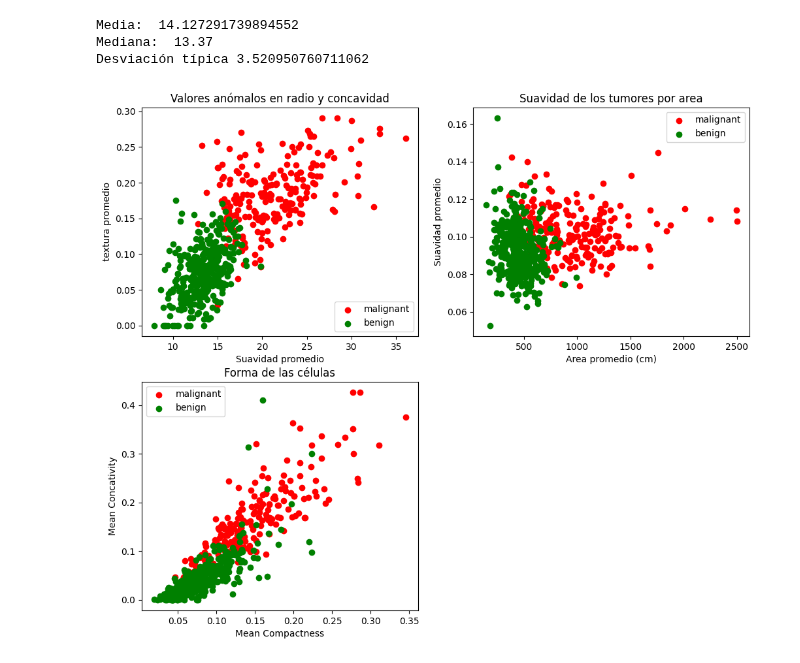
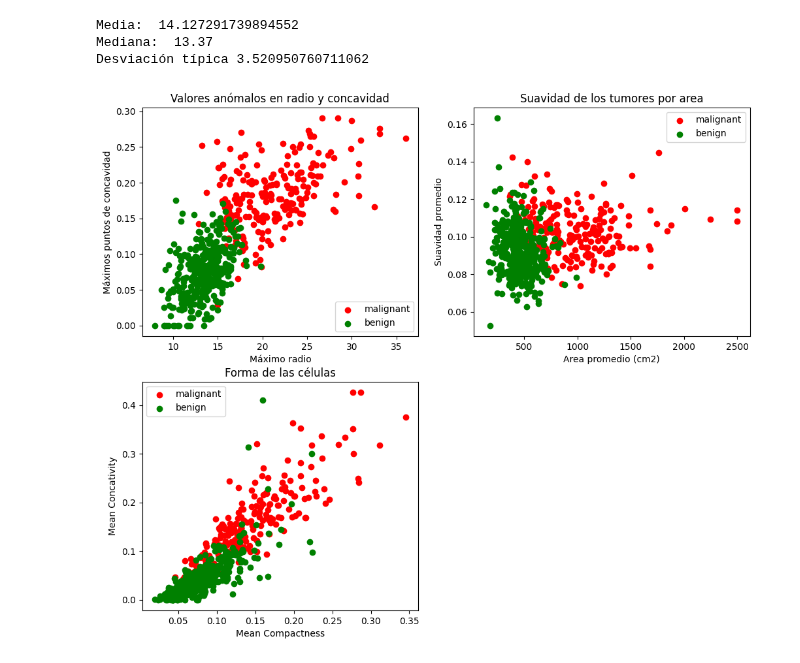
Before and after one commit to carlosgg0/practicas-aprendizaje, a Jupyter notebook: practica1/main.ipynb, the cells around one changed output. Saved outputs shown, nothing was run; the diff lists cells and outputs as text; code cells hidden in the pictures.

```diff
--- a/practica1/main.ipynb
+++ b/practica1/main.ipynb
@@ -60,7 +60,7 @@ Desviación típica 3.520950760711062
 # Vamos a mostrar diferentes características para comparar los
 colors = ['red', 'green']
 
-# Relación suavidad - textura, para comprobar si las irregularidades en la forma están relacionadas con la malignidad
+# Relación suavidad - textura: Si los valores máximos de radio y concavidad detectados en un paciente, son altos, es muy probable que el tumor sea maligno
 
 plt.figure(figsize=(12,10))
 plt.subplot(2,2,1)
@@ -68,36 +68,36 @@ for i in range(2):
     plt.scatter(df[df['target'] == i]['worst radius'],
                 df[df['target'] == i]['worst concave points'],
                 label=breast_cancer.target_names[i], color=colors[i])
-plt.xlabel('Suavidad promedio')
-plt.ylabel('textura promedio')
+plt.xlabel('Máximo radio')
+plt.ylabel('Máximos puntos de concavidad')
 plt.title('Valores anómalos en radio y concavidad')
 plt.legend()
 
 
-# Relación area - suavidad, para comprobar si los tumores con areas mayores, son más irregulares
+# Relación area - suavidad: los tumores con mayor area, suelen ser malignos, mientras que la suavidad no influye tanto en la decisión
 plt.subplot(2,2,2)
 for i in range(2):
     plt.scatter(df[df['target'] == i]['mean area'],
                 df[df['target'] == i]['mean smoothness'],
                 label=breast_cancer.target_names[i], color=colors[i])
 
-plt.xlabel('Area promedio (cm)')
+plt.xlabel('Area promedio (cm2)')
 plt.ylabel('Suavidad promedio')
 plt.title('Suavidad de los tumores por area')
 plt.legend()
 
-# Relación compactness - concativity, para comprobar si la forma de los tumores influye en la malignidad
+# Relación compactness - concativity: los tumores con una compacidad y concavidad media más alta, suelen ser malignos
 plt.subplot(2,2,3)
 for i in range(2):
     plt.scatter(df[df['target'] == i]['mean compactness'],
                 df[df['target'] == i]['mean concavity'],
                 label=breast_cancer.target_names[i], color=colors[i])
 
 plt.xlabel('Mean Compactness')
 plt.ylabel('Mean Concativity')
 plt.title('Forma de las células')
 plt.legend()
 
 plt.show()
 # %% [output]
-[figure, old version]
+[figure, new version]
```
